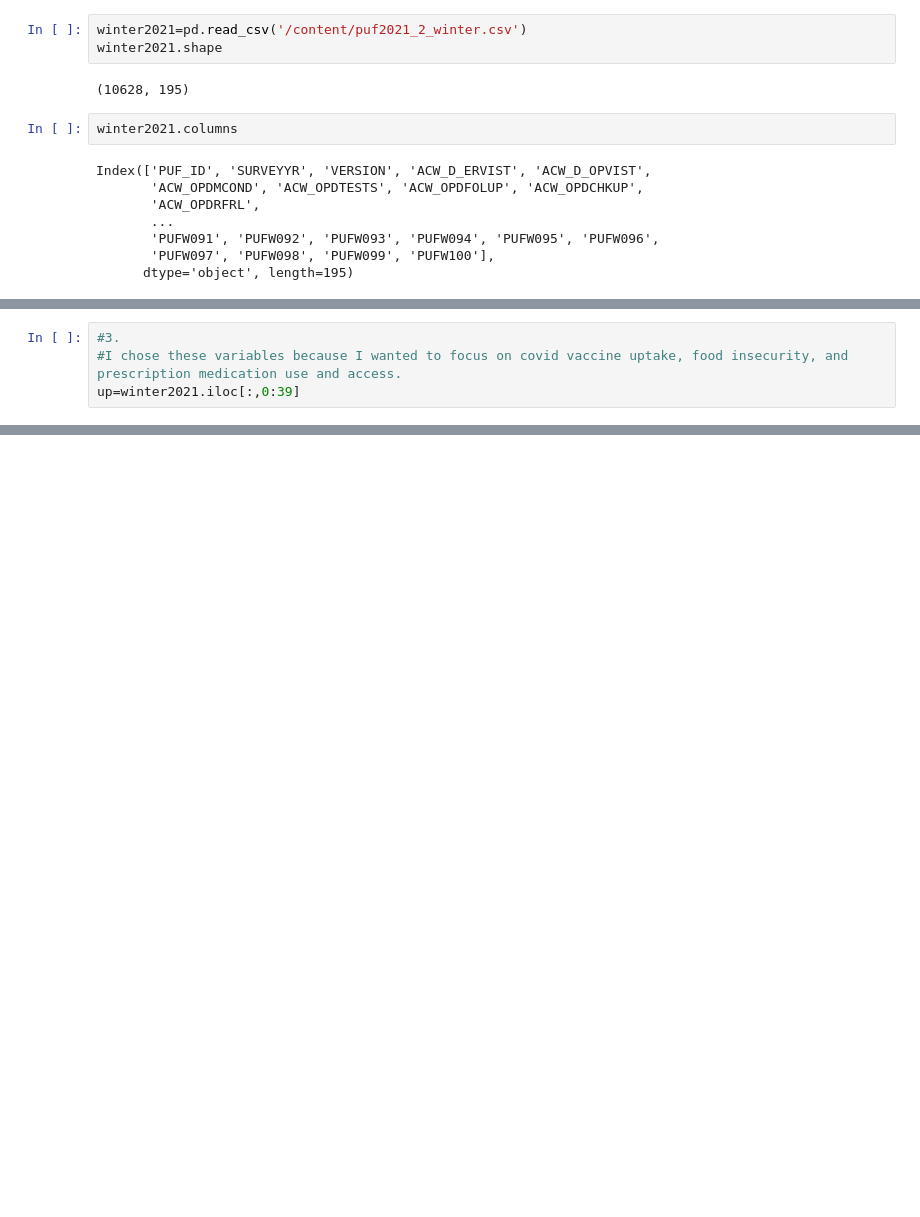
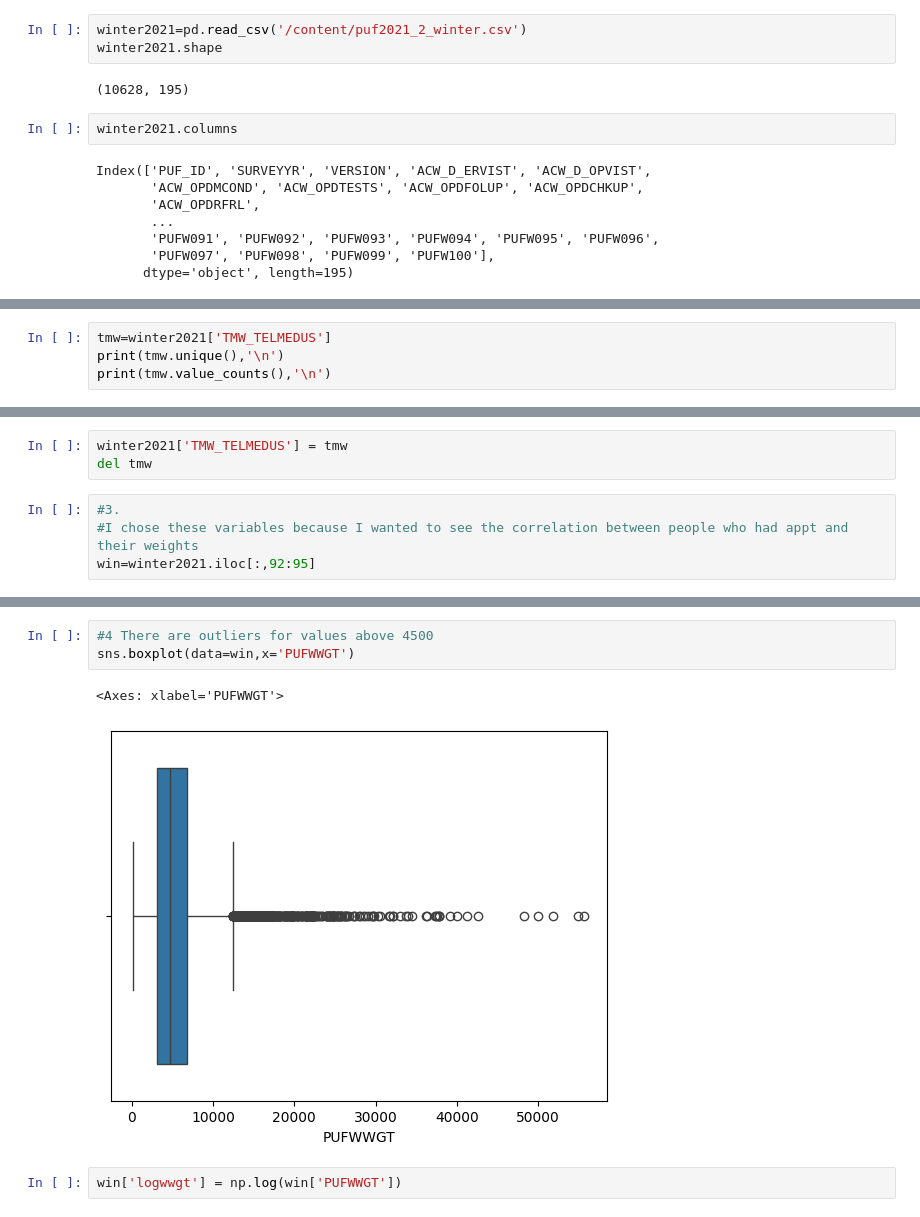
Before and after one commit to ElliotRoosevelt/visualization, a Jupyter notebook: assignment/assignment.ipynb, the cells around one changed output, grey strips where cells are left out. Saved outputs shown, nothing was run; the diff lists cells and outputs as text; blank space fills up the shorter version.

```diff
--- a/assignment/assignment.ipynb
+++ b/assignment/assignment.ipynb
@@ -320,0 +347,4 @@ winter2021.head()
+# %%
+tmw=winter2021['TMW_TELMEDUS']
+print(tmw.unique(),'\n')
+print(tmw.value_counts(),'\n')
@@ -321,4 +372,7 @@ winter2021.head()
+# %%
+winter2021['TMW_TELMEDUS'] = tmw
+del tmw
 # %%
 #3.
-#I chose these variables because I wanted to focus on covid vaccine uptake, food insecurity, and prescription medication use and access.
-up=winter2021.iloc[:,0:39]
+#I chose these variables because I wanted to see the correlation between people who had appt and their weights
+win=winter2021.iloc[:,92:95]
@@ -360,0 +395,8 @@ up.replace(to_replace=["D", "R"],value="NA") #replaced D R with NA
+# %%
+#4 There are outliers for values above 4500
+sns.boxplot(data=win,x='PUFWWGT')
+# %% [output]
+<Axes: xlabel='PUFWWGT'>
+[figure, added]
+# %%
+win['logwwgt'] = np.log(win['PUFWWGT'])
```
Also changed, not shown: parts of 15 cells of this notebook.
